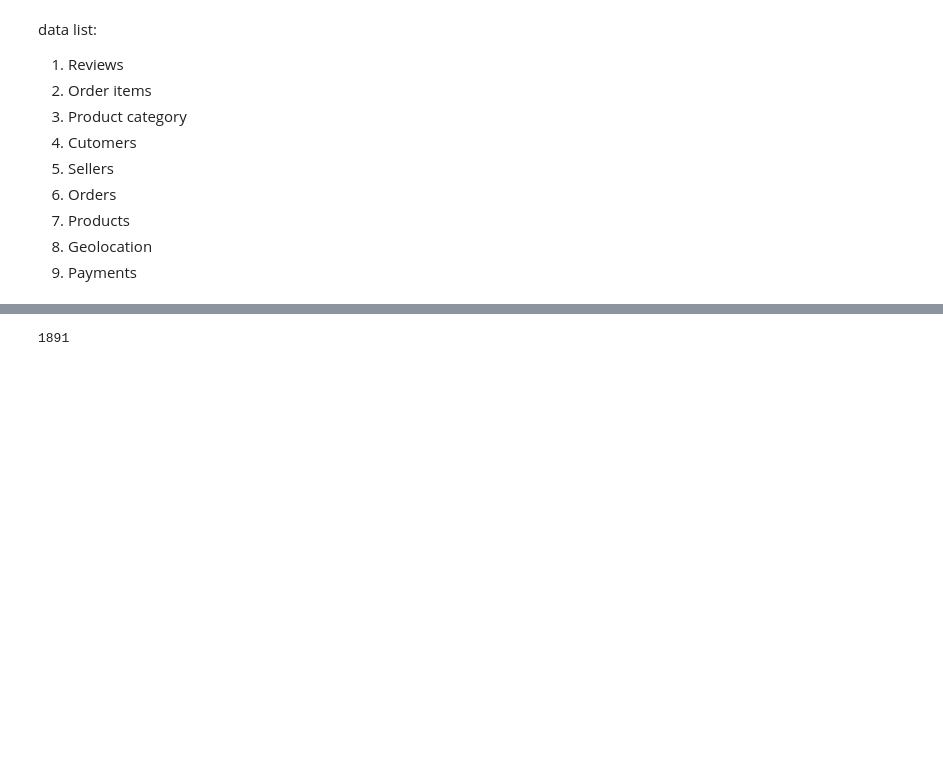
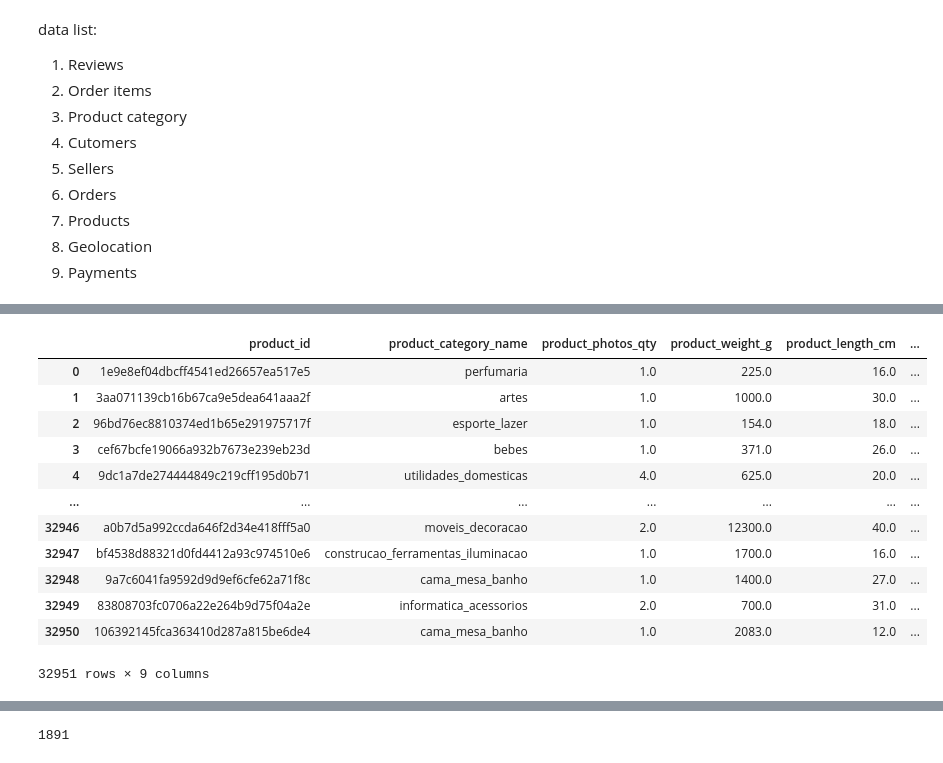
Before and after one commit to HMAgiel/Customer-service-ai-Olist-e-commerce-project, a Jupyter notebook: utils/EDA.ipynb, the cells around one changed output, grey strips where cells are left out. Cells and saved outputs as stored; diff of their text form; code cells hidden in the pictures; blank space fills up the shorter version.

```diff
--- a/utils/EDA.ipynb
+++ b/utils/EDA.ipynb
@@ -32,0 +110,2 @@ for i in data_path:
+# %%
+data[6]["product_photos_qty"].fillna(0, inplace=True)
@@ -32,0 +143,42 @@ for i in data_path:
+# %%
+kolom_cat = ['product_category_name']
+kol_num = ["product_weight_g", "product_length_cm", "product_height_cm", "product_width_cm"]
+for i in kolom_cat:
+    data[6][i] = (
+        data[6].groupby(
+            kol_num,
+            dropna=False
+        )[i].transform(
+            lambda x: x.fillna(x.mode().iloc[0])
+            if not x.mode().empty else x
+        )
+    )
+# %%
+data[6]["volume"] = data[6]["product_length_cm"] * data[6]["product_height_cm"] * data[6]["product_width_cm"]
+# %%
+def weight_category(berat):
+    if berat <= 1000:
+        return "light"
+    elif berat <= 3000:
+        return "medium"
+    elif berat <= 10000:
+        return "heavy"
+    else:
+        return "very heavy"
+data[6]["weight_category"] = data[6]["product_weight_g"].apply(weight_category)
+# %%
+data[6]
+# %% [output]
+|  | product_id | product_category_name | product_photos_qty | product_weight_g | product_length_cm | ... |
+| 0 | 1e9e8ef04dbcff4541ed26657ea517e5 | perfumaria | 1.0 | 225.0 | 16.0 | ... |
+| 1 | 3aa071139cb16b67ca9e5dea641aaa2f | artes | 1.0 | 1000.0 | 30.0 | ... |
+| 2 | 96bd76ec8810374ed1b65e291975717f | esporte_lazer | 1.0 | 154.0 | 18.0 | ... |
+| 3 | cef67bcfe19066a932b7673e239eb23d | bebes | 1.0 | 371.0 | 26.0 | ... |
+| 4 | 9dc1a7de274444849c219cff195d0b71 | utilidades_domesticas | 4.0 | 625.0 | 20.0 | ... |
+| ... | ... | ... | ... | ... | ... | ... |
+| 32946 | a0b7d5a992ccda646f2d34e418fff5a0 | moveis_decoracao | 2.0 | 12300.0 | 40.0 | ... |
+| 32947 | bf4538d88321d0fd4412a93c974510e6 | construcao_ferramentas_iluminacao | 1.0 | 1700.0 | 16.0 | ... |
+| 32948 | 9a7c6041fa9592d9d9ef6cfe62a71f8c | cama_mesa_banho | 1.0 | 1400.0 | 27.0 | ... |
+| 32949 | 83808703fc0706a22e264b9d75f04a2e | informatica_acessorios | 2.0 | 700.0 | 31.0 | ... |
+| 32950 | 106392145fca363410d287a815be6de4 | cama_mesa_banho | 1.0 | 2083.0 | 12.0 | ... |
+32951 rows × 9 columns
```
Also changed, not shown: parts of 24 cells of this notebook, 1 other file.
